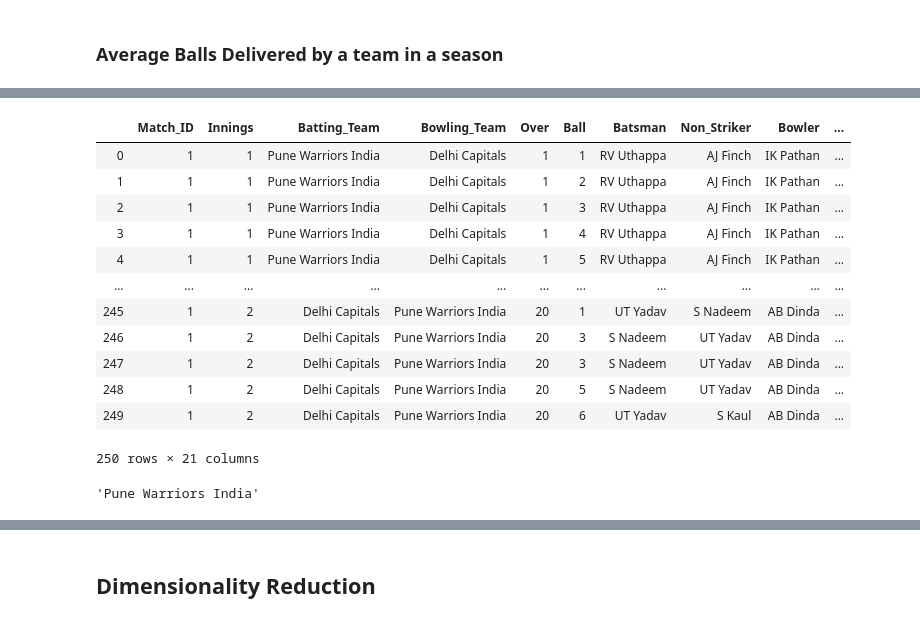
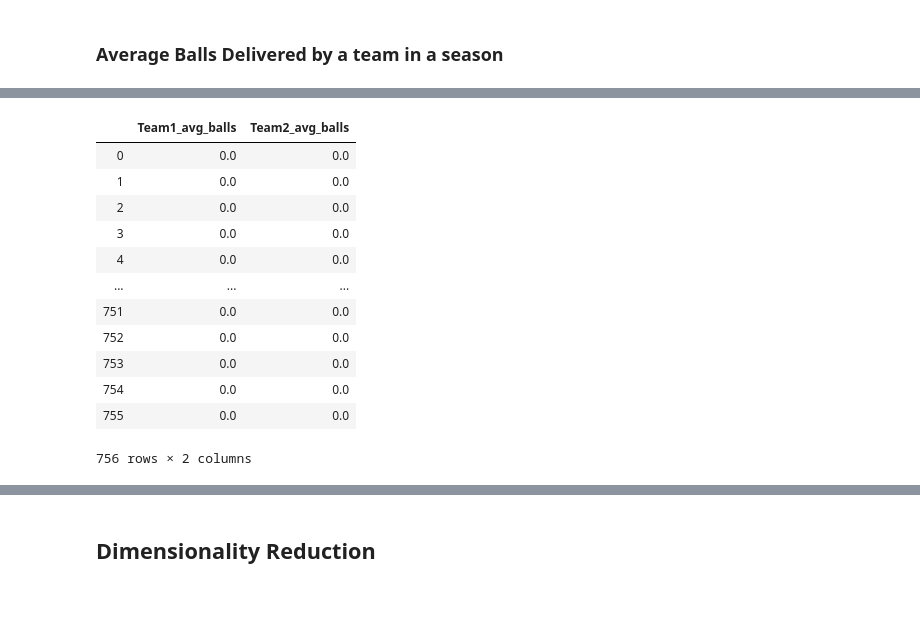
Before and after one commit to RashmiKumari21/IPL-Cricket-Game-Duration-Prediction, a Jupyter notebook: Final Prediction.ipynb, the cells around one changed output, grey strips where cells are left out. Cells and saved outputs as stored; diff of their text form; code cells hidden in the pictures.

```diff
--- a/Final Prediction.ipynb
+++ b/Final Prediction.ipynb
@@ -130,20 +116,43 @@ data_match =
-# %%
-value
-# %% [output]
-|  | Match_ID | Innings | Batting_Team | Bowling_Team | Over | Ball | Batsman | Non_Striker | Bowler | ... |
-| 0 | 1 | 1 | Pune Warriors India | Delhi Capitals | 1 | 1 | RV Uthappa | AJ Finch | IK Pathan | ... |
-| 1 | 1 | 1 | Pune Warriors India | Delhi Capitals | 1 | 2 | RV Uthappa | AJ Finch | IK Pathan | ... |
-| 2 | 1 | 1 | Pune Warriors India | Delhi Capitals | 1 | 3 | RV Uthappa | AJ Finch | IK Pathan | ... |
-| 3 | 1 | 1 | Pune Warriors India | Delhi Capitals | 1 | 4 | RV Uthappa | AJ Finch | IK Pathan | ... |
-| 4 | 1 | 1 | Pune Warriors India | Delhi Capitals | 1 | 5 | RV Uthappa | AJ Finch | IK Pathan | ... |
-| ... | ... | ... | ... | ... | ... | ... | ... | ... | ... | ... |
-| 245 | 1 | 2 | Delhi Capitals | Pune Warriors India | 20 | 1 | UT Yadav | S Nadeem | AB Dinda | ... |
-| 246 | 1 | 2 | Delhi Capitals | Pune Warriors India | 20 | 3 | S Nadeem | UT Yadav | AB Dinda | ... |
-| 247 | 1 | 2 | Delhi Capitals | Pune Warriors India | 20 | 3 | S Nadeem | UT Yadav | AB Dinda | ... |
-| 248 | 1 | 2 | Delhi Capitals | Pune Warriors India | 20 | 5 | S Nadeem | UT Yadav | AB Dinda | ... |
-| 249 | 1 | 2 | Delhi Capitals | Pune Warriors India | 20 | 6 | UT Yadav | S Kaul | AB Dinda | ... |
-250 rows × 21 columns
-# %%
-team1
-# %% [output]
-'Pune Warriors India'
+# %%
+result_avg = pd.DataFrame()
+for index, row in data_match.iterrows():
+    data = data_match[data_match.Season == row.Season]
+    apperance = data[data['Date'] <= row.Date]
+    team1 = row['Team1']
+    team1_total_balls = apperance[apperance.Team1 == team1].shape[0]
+    t1 = apperance[apperance.Team1 == team1]
+    t1_balls = t1['Team1_Balls_Delivered'].sum()
+    t2 = apperance[apperance.Team2 == team1]
+    t2_balls = t2['Team2_Balls_Delivered'].sum()
+    team1_apperance = pd.concat([t1, t2], axis = 0).shape[0]
+    t1_total_balls = t1_balls + t2_balls
+    t1_avg_balls = t1_total_balls/team1_apperance
+
+    team2 = row['Team2']
+    team2_total_balls = apperance[apperance.Team2 == team2].shape[0]
+    t1 = apperance[apperance.Team1 == team2]
+    t1_balls = t1['Team1_Balls_Delivered'].sum()
+    t2 = apperance[apperance.Team2 == team2]
+    t2_balls = t2['Team2_Balls_Delivered'].sum()
+    team2_apperance = pd.concat([t1, t2], axis = 0).shape[0]
+    t2_total_balls = t1_balls + t2_balls
+    t2_avg_balls = t2_total_balls/team2_apperance
+
+    temp = pd.DataFrame({'Team1_avg_balls':t1_avg_balls, 'Team2_avg_balls':t2_avg_balls}, index = [index])
+    result_avg = pd.concat([result_avg, temp], axis = 0)
+
+result_avg
+# %% [output]
+|  | Team1_avg_balls | Team2_avg_balls |
+| 0 | 0.0 | 0.0 |
+| 1 | 0.0 | 0.0 |
+| 2 | 0.0 | 0.0 |
+| 3 | 0.0 | 0.0 |
+| 4 | 0.0 | 0.0 |
+| ... | ... | ... |
+| 751 | 0.0 | 0.0 |
+| 752 | 0.0 | 0.0 |
+| 753 | 0.0 | 0.0 |
+| 754 | 0.0 | 0.0 |
+| 755 | 0.0 | 0.0 |
+756 rows × 2 columns
```
Also changed, not shown: parts of 21 cells of this notebook, 2 other files.
